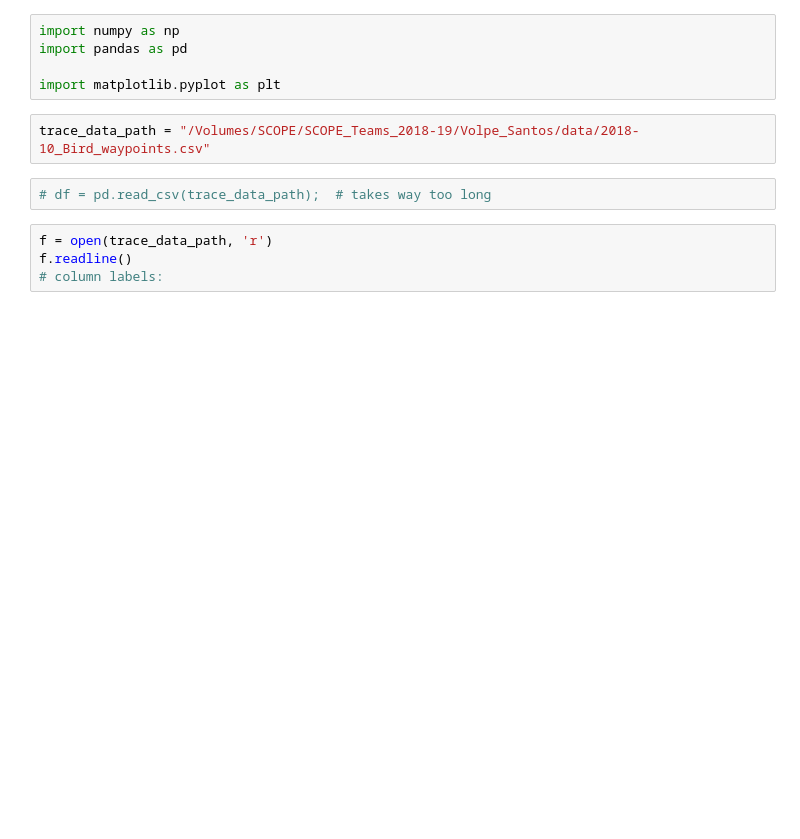
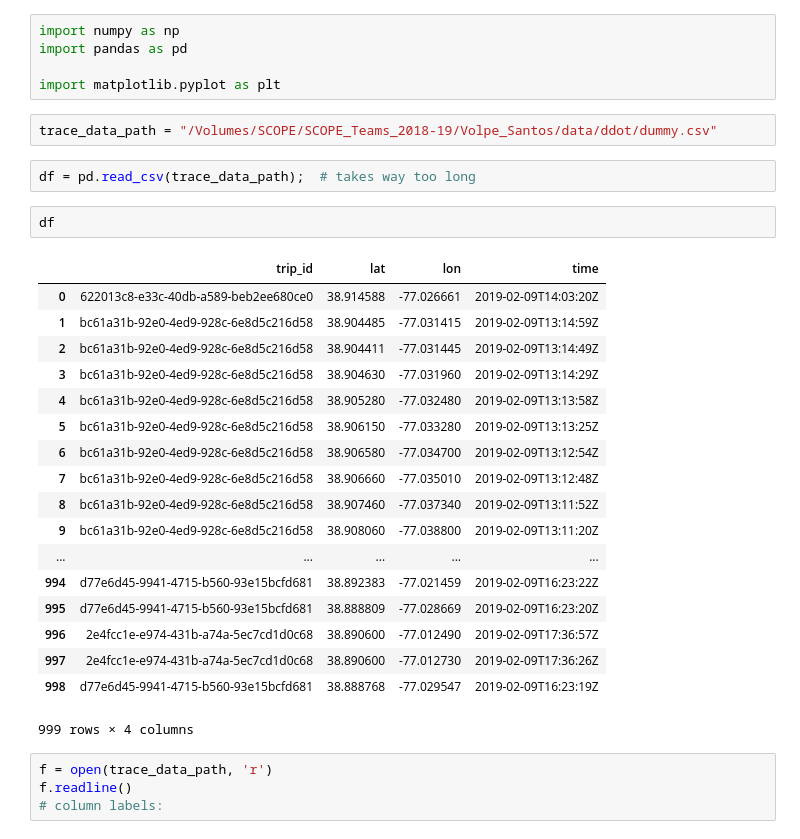
Before and after one commit to lisa-team/lisa, a Jupyter notebook: lisa/trace_viz.ipynb, the cells around one changed output. Saved outputs shown, nothing was run; the diff lists cells and outputs as text; blank space fills up the shorter version.

```diff
--- a/lisa/trace_viz.ipynb
+++ b/lisa/trace_viz.ipynb
@@ -4,9 +4,30 @@ import pandas as pd
 
 import matplotlib.pyplot as plt
 # %%
-trace_data_path = "/Volumes/SCOPE/SCOPE_Teams_2018-19/Volpe_Santos/data/2018-10_Bird_waypoints.csv"
+trace_data_path = "/Volumes/SCOPE/SCOPE_Teams_2018-19/Volpe_Santos/data/ddot/dummy.csv"
 # %%
-# df = pd.read_csv(trace_data_path);  # takes way too long
+df = pd.read_csv(trace_data_path);  # takes way too long
+# %%
+df
+# %% [output]
+|  | trip_id | lat | lon | time |
+| 0 | 622013c8-e33c-40db-a589-beb2ee680ce0 | 38.914588 | -77.026661 | 2019-02-09T14:03:20Z |
+| 1 | bc61a31b-92e0-4ed9-928c-6e8d5c216d58 | 38.904485 | -77.031415 | 2019-02-09T13:14:59Z |
+| 2 | bc61a31b-92e0-4ed9-928c-6e8d5c216d58 | 38.904411 | -77.031445 | 2019-02-09T13:14:49Z |
+| 3 | bc61a31b-92e0-4ed9-928c-6e8d5c216d58 | 38.904630 | -77.031960 | 2019-02-09T13:14:29Z |
+| 4 | bc61a31b-92e0-4ed9-928c-6e8d5c216d58 | 38.905280 | -77.032480 | 2019-02-09T13:13:58Z |
+| 5 | bc61a31b-92e0-4ed9-928c-6e8d5c216d58 | 38.906150 | -77.033280 | 2019-02-09T13:13:25Z |
+| 6 | bc61a31b-92e0-4ed9-928c-6e8d5c216d58 | 38.906580 | -77.034700 | 2019-02-09T13:12:54Z |
+| 7 | bc61a31b-92e0-4ed9-928c-6e8d5c216d58 | 38.906660 | -77.035010 | 2019-02-09T13:12:48Z |
+| 8 | bc61a31b-92e0-4ed9-928c-6e8d5c216d58 | 38.907460 | -77.037340 | 2019-02-09T13:11:52Z |
+| 9 | bc61a31b-92e0-4ed9-928c-6e8d5c216d58 | 38.908060 | -77.038800 | 2019-02-09T13:11:20Z |
+| ... | ... | ... | ... | ... |
+| 994 | d77e6d45-9941-4715-b560-93e15bcfd681 | 38.892383 | -77.021459 | 2019-02-09T16:23:22Z |
+| 995 | d77e6d45-9941-4715-b560-93e15bcfd681 | 38.888809 | -77.028669 | 2019-02-09T16:23:20Z |
+| 996 | 2e4fcc1e-e974-431b-a74a-5ec7cd1d0c68 | 38.890600 | -77.012490 | 2019-02-09T17:36:57Z |
+| 997 | 2e4fcc1e-e974-431b-a74a-5ec7cd1d0c68 | 38.890600 | -77.012730 | 2019-02-09T17:36:26Z |
+| 998 | d77e6d45-9941-4715-b560-93e15bcfd681 | 38.888768 | -77.029547 | 2019-02-09T16:23:19Z |
+999 rows × 4 columns
 # %%
 f = open(trace_data_path, 'r')
 f.readline()
```
Also changed, not shown: parts of 7 cells of this notebook, 3 other files.
